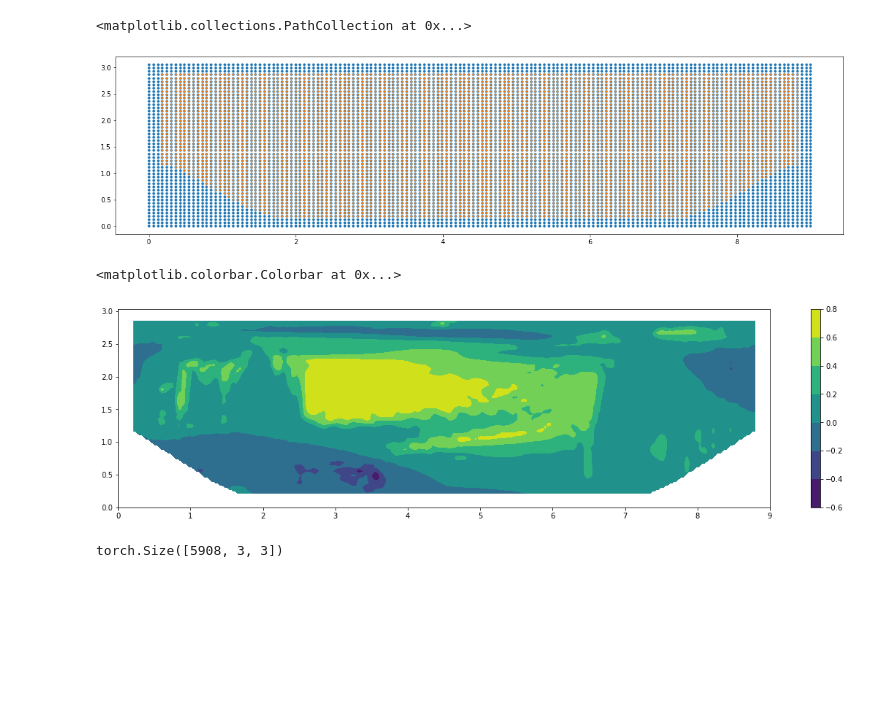
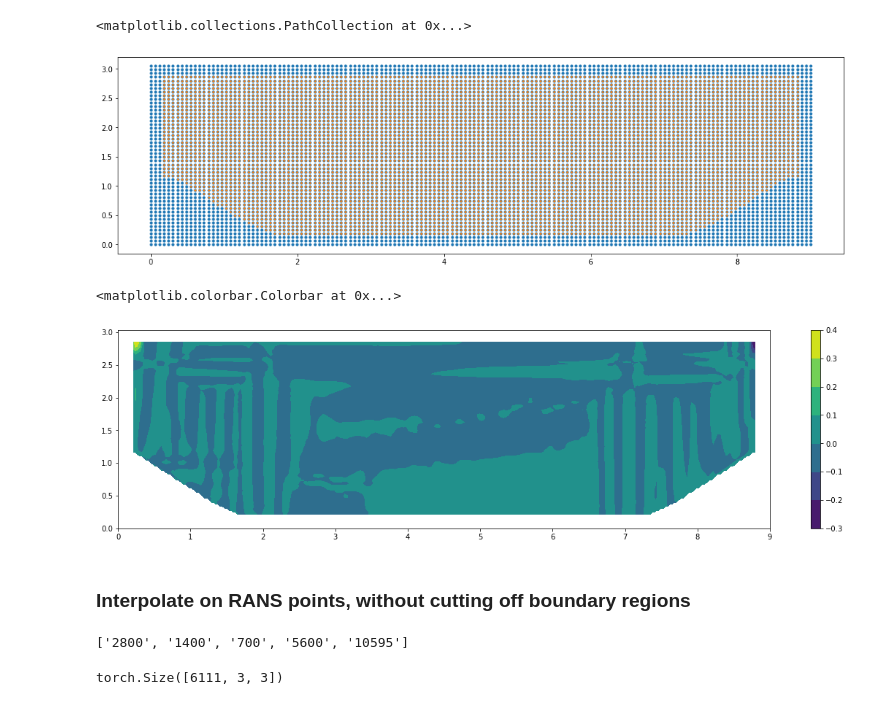
Before and after one commit to leonrccs/data_driven_rans, a Jupyter notebook: notebooks/data_loader.ipynb, the cells around one changed output. Saved outputs shown, nothing was run; the diff lists cells and outputs as text; code cells hidden in the pictures; blank space fills up the shorter version.

```diff
--- a/notebooks/data_loader.ipynb
+++ b/notebooks/data_loader.ipynb
@@ -132,20 +132,31 @@ for case in cases:
 mask = mask_boundary_points(grid_x.flatten(), grid_y.flatten())
 grid_x_cut, grid_y_cut = (grid_x.flatten()[mask], grid_y.flatten()[mask])
 # %%
-fig, ax = plt.subplots(figsize=(20,5))
+fig, ax = plt.subplots(figsize=(18,5))
 
 ax.scatter(grid_x, grid_y, s=10)
 ax.scatter(grid_x_cut, grid_y_cut,s=3)
 # %% [output]
 <matplotlib.collections.PathCollection at 0x...>
-[figure, old version]
+[figure, new version]
 # %%
 grid_all_x, grid_all_y = np.mgrid[0.:9.:300j, 0.:3.035:100j]
-grid_all_z1 = griddata(grid_interp, T_interp[:,4,2,1], (grid_all_x, grid_all_y), method='linear') # inv[:,1]
+grid_all_z1 = griddata(grid_interp, T_interp[:,4,1,1], (grid_all_x, grid_all_y), method='linear') # inv[:,1]
 
 fig, ax = plt.subplots(figsize=(20,5))
 DNS_all_domain = ax.contourf(grid_all_x, grid_all_y, grid_all_z1)
 fig.colorbar(DNS_all_domain, ax=ax)
 # %% [output]
 <matplotlib.colorbar.Colorbar at 0x...>
-[figure, old version]
+[figure, new version]
+# %% [markdown]
+### Interpolate on RANS points, without cutting off boundary regions
+# %%
+train_data_path = '/home/leonriccius/Documents/Fluid_Data/training_data/periodic_hills'
+# on workstation: home/leon/Master_Thesis/Fluid_Data ...
+rans_time = '1500'
+
+cases = os.listdir(os.sep.join([train_data_path, 'tensordata_rans_grid']))
+print(cases)
+# %% [output]
+['2800', '1400', '700', '5600', '10595']
@@ -152,4 +242,4 @@ fig.colorbar(DNS_all_domain, ax=ax)
 # %%
-b_interp.shape
+b_dns_interp.shape
 # %% [output]
-torch.Size([5908, 3, 3])
+torch.Size([6111, 3, 3])
```
Also changed, not shown: parts of 8 cells of this notebook, 5 other files.
